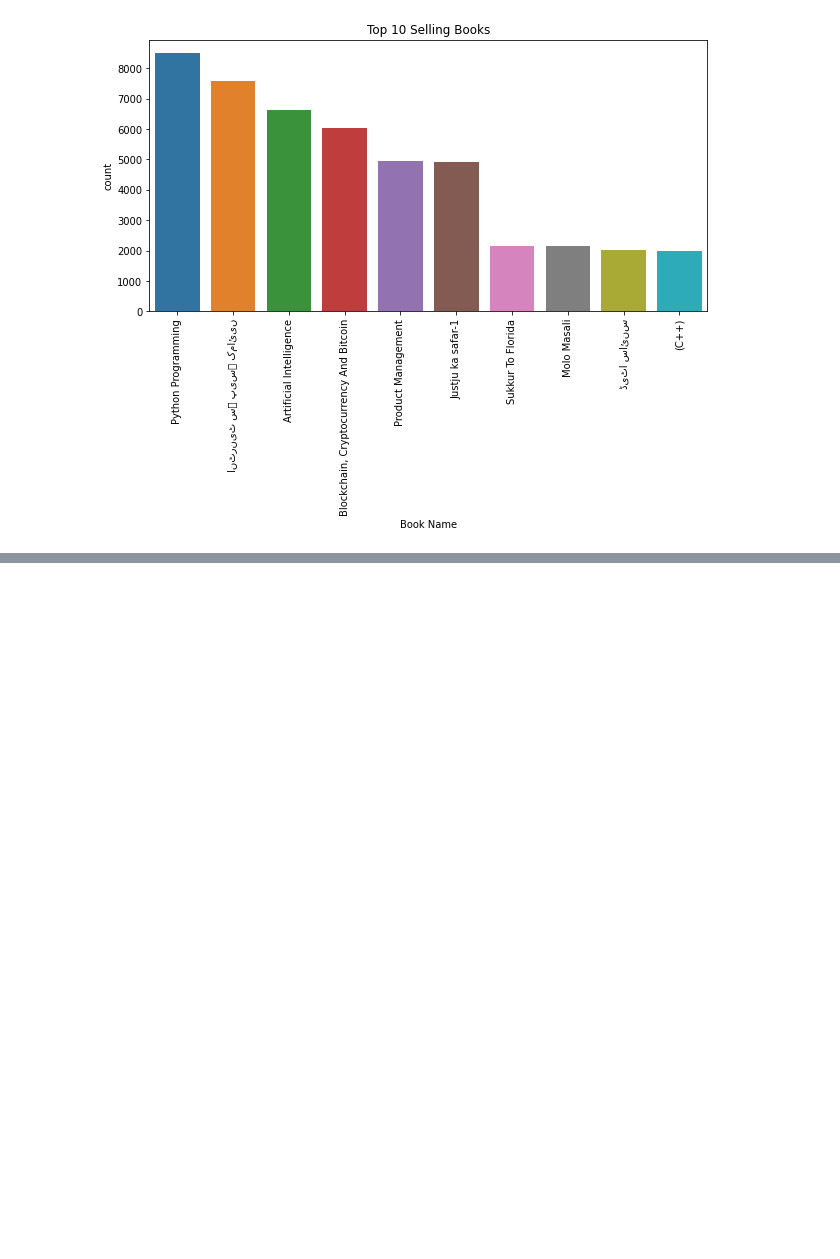
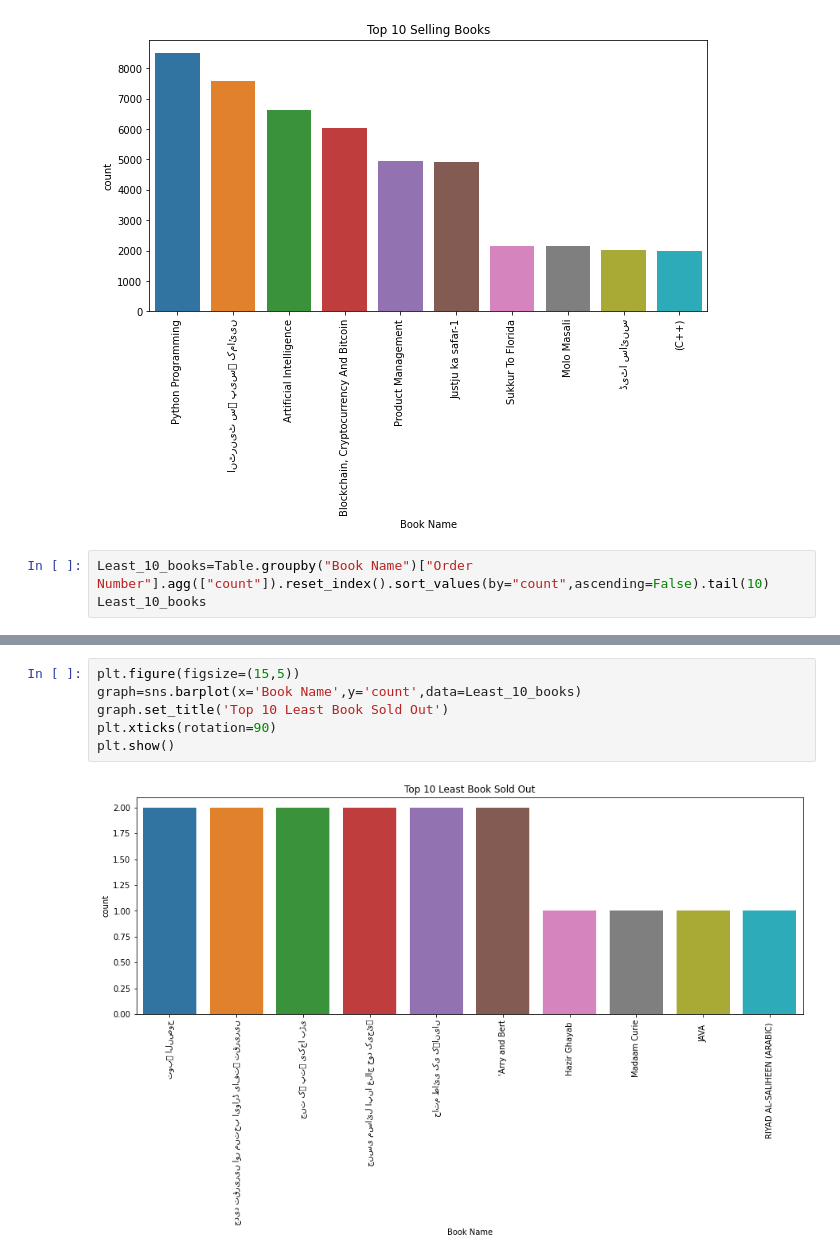
Before and after one commit to Hassansajjad4it/Gufhtugu_Publications_Dataset_EDA, a Jupyter notebook: SourceCode.ipynb, the cells around one changed output, grey strips where cells are left out. Saved outputs shown, nothing was run; the diff lists cells and outputs as text; blank space fills up the shorter version.

Commit message:
data viz complete

```diff
--- a/SourceCode.ipynb
+++ b/SourceCode.ipynb
@@ -277,3 +277,6 @@ plt.xticks(rotation=90)
 plt.show()
 # %% [output]
 [figure]
+# %%
+Least_10_books=Table.groupby("Book Name")["Order Number"].agg(["count"]).reset_index().sort_values(by="count",ascending=False).tail(10)
+Least_10_books
@@ -279,0 +295,8 @@ plt.show()
+# %%
+plt.figure(figsize=(15,5))
+graph=sns.barplot(x='Book Name',y='count',data=Least_10_books)
+graph.set_title('Top 10 Least Book Sold Out')
+plt.xticks(rotation=90)
+plt.show()
+# %% [output]
+[figure, added]
```
Also changed, not shown: parts of 9 cells of this notebook.
